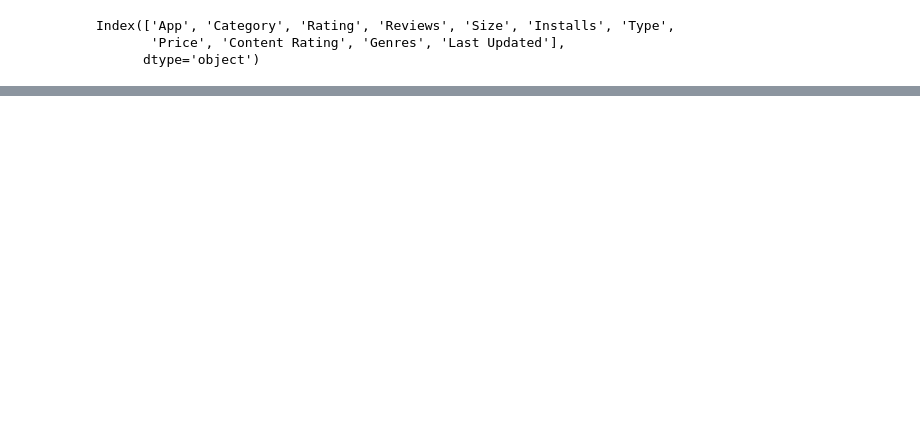
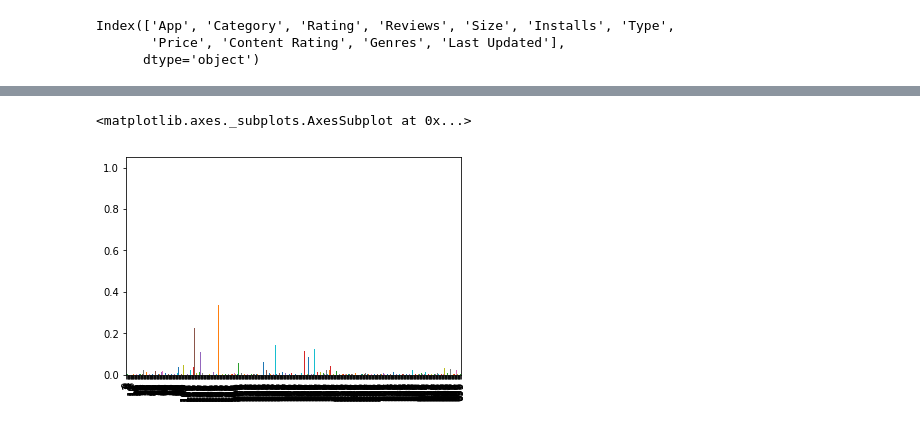
Before and after one commit to manasapesu/GooglePlayStoreApps, a Jupyter notebook: Code.ipynb, the cells around one changed output, grey strips where cells are left out. Cells and saved outputs as stored; diff of their text form; code cells hidden in the pictures; blank space fills up the shorter version.

```diff
--- a/Code.ipynb
+++ b/Code.ipynb
@@ -149,0 +146,5 @@ df.head()
+# %%
+df['Reviews'].plot.bar()
+# %% [output]
+<matplotlib.axes._subplots.AxesSubplot at 0x...>
+[figure, added]
```
Also changed, not shown: parts of 14 cells of this notebook.
